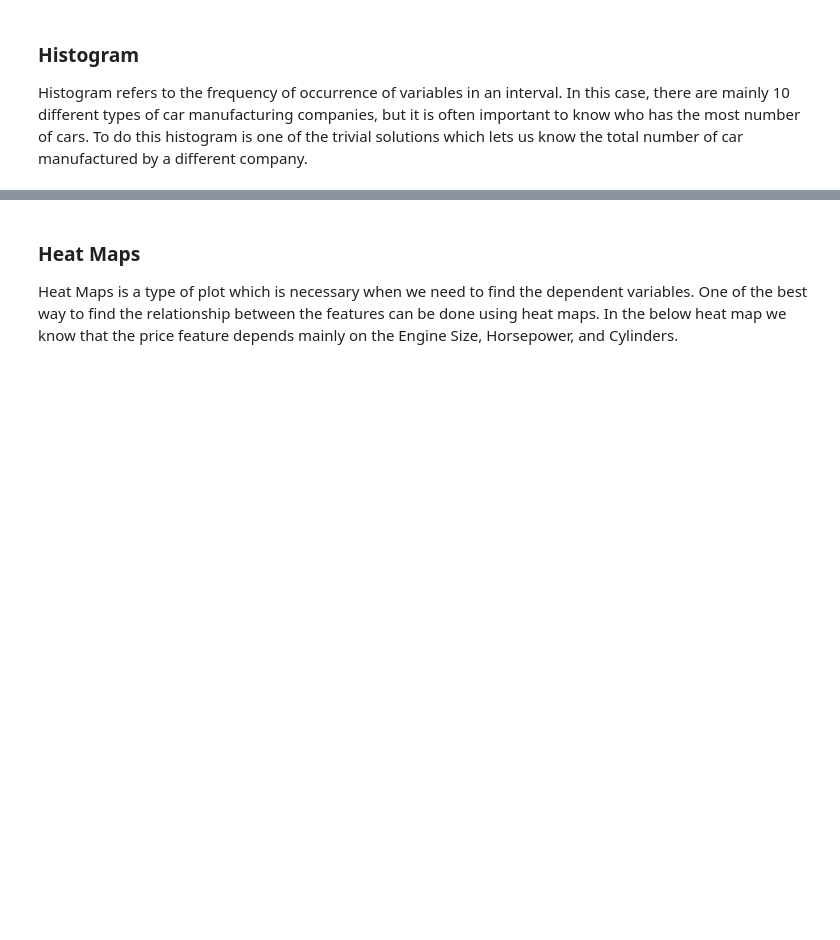
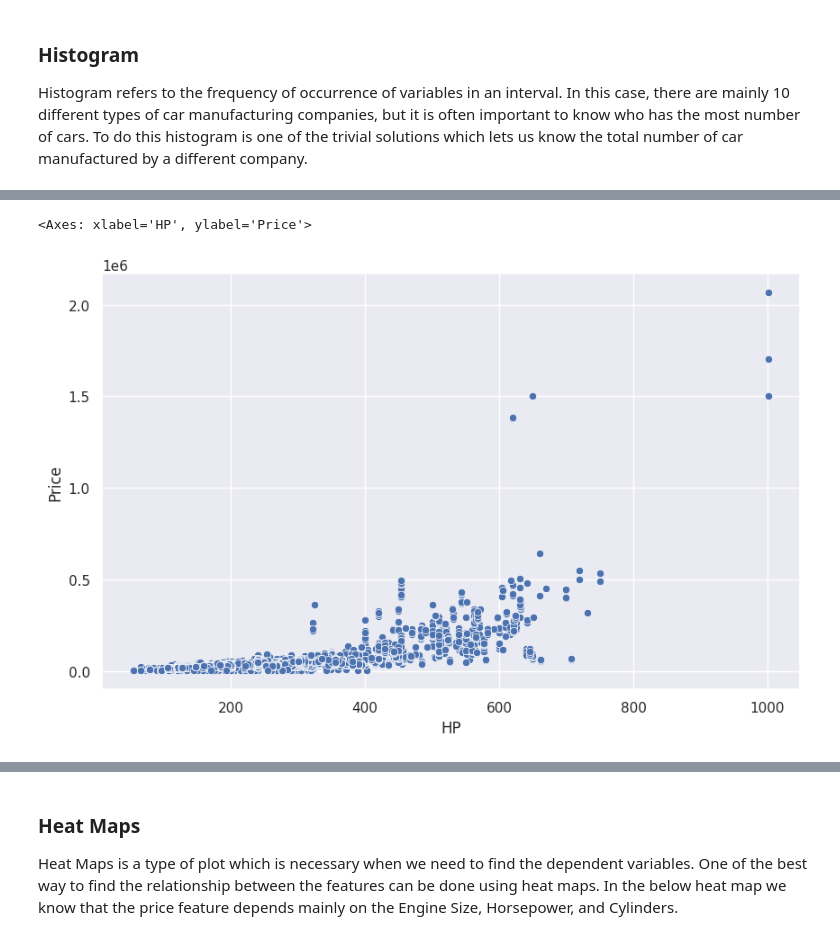
Before and after one commit to Raghavgarg12/Mini-Projects, a Jupyter notebook: Exploratory_Data_Analysis/PythonEDA.ipynb, the cells around one changed output, grey strips where cells are left out. Drawn from its saved outputs; the diff is of its cells as text; code cells hidden in the pictures; blank space fills up the shorter version.

```diff
--- a/Exploratory_Data_Analysis/PythonEDA.ipynb
+++ b/Exploratory_Data_Analysis/PythonEDA.ipynb
@@ -312,0 +296,6 @@ plt.xlabel('Make');
+# %%
+plt.figure(figsize=(10,6))
+sns.scatterplot(x=df['HP'], y=df['Price'])
+# %% [output]
+<Axes: xlabel='HP', ylabel='Price'>
+[figure, added]
```
Also changed, not shown: parts of 41 cells of this notebook.
